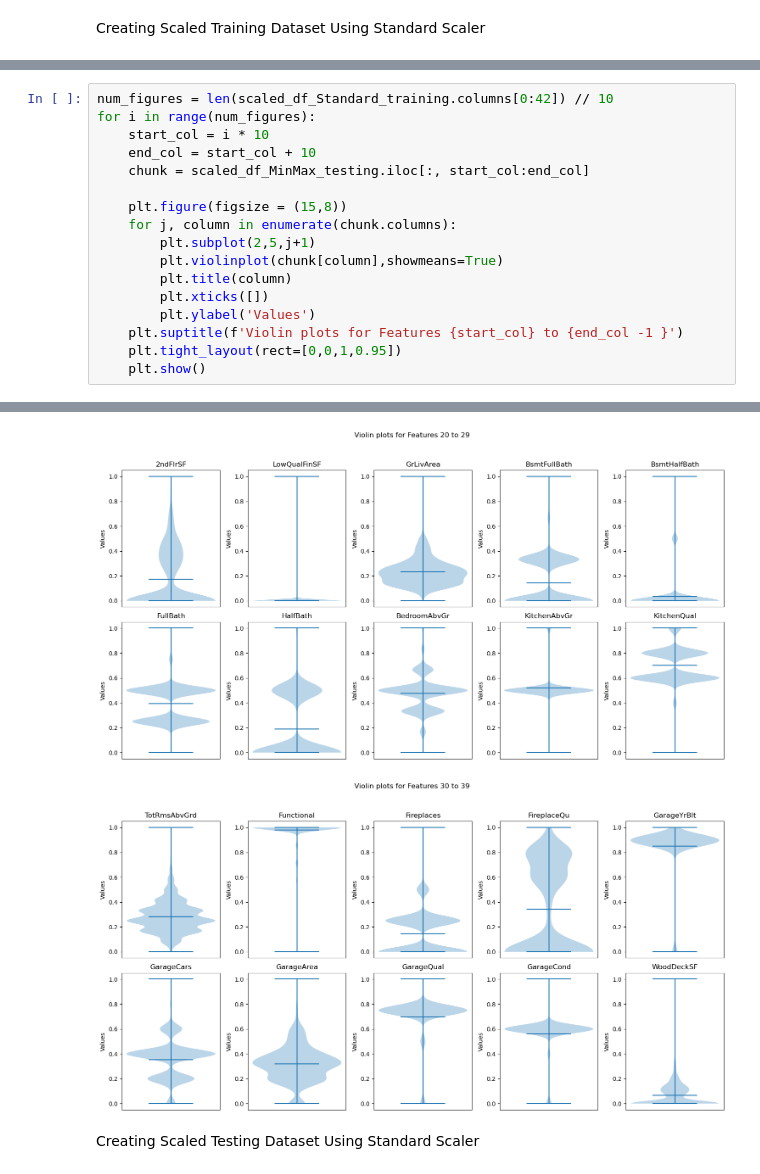
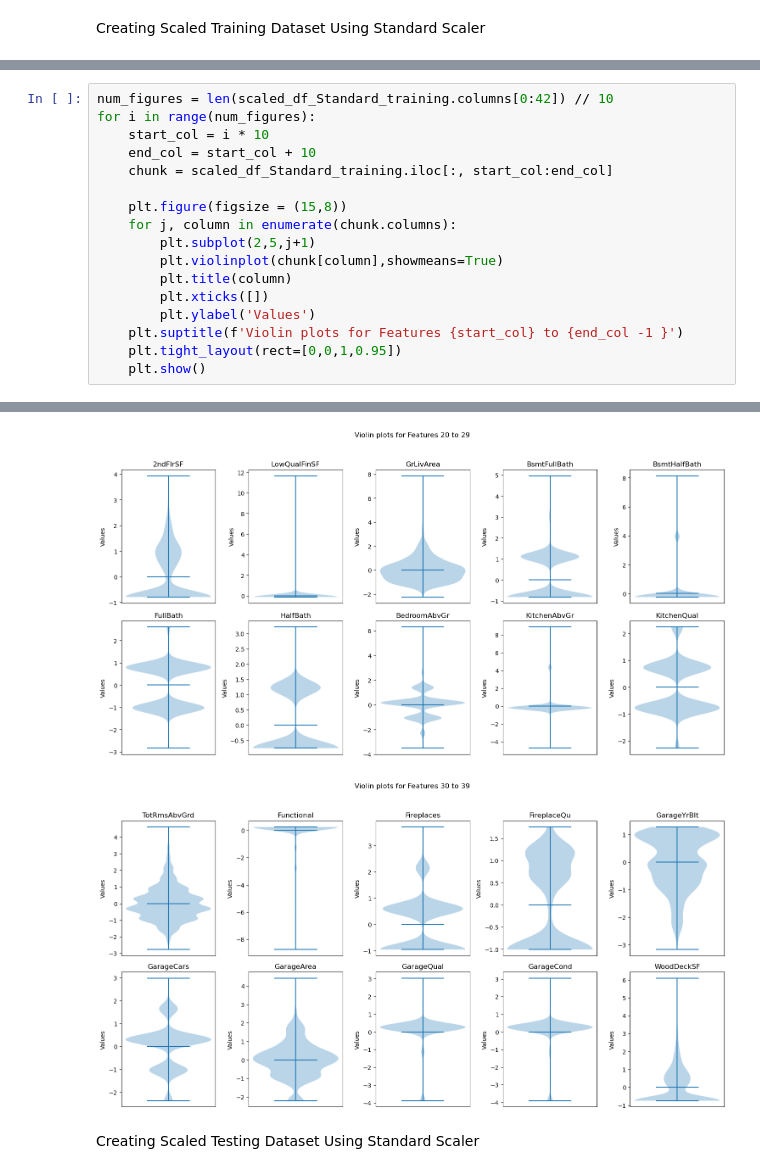
Before and after one commit to Thet-Wai-123/Capstone-Project, a Jupyter notebook: House Prices Regression.ipynb, the cells around one changed output, grey strips where cells are left out. Cells and saved outputs as stored; diff of their text form.

```diff
--- a/House Prices Regression.ipynb
+++ b/House Prices Regression.ipynb
@@ -415,7 +415,7 @@ num_figures = len(scaled_df_Standard_training.columns[0:42]) // 10
 for i in range(num_figures):
     start_col = i * 10
     end_col = start_col + 10
-    chunk = scaled_df_MinMax_testing.iloc[:, start_col:end_col]
+    chunk = scaled_df_Standard_training.iloc[:, start_col:end_col]
 
     plt.figure(figsize = (15,8))
     for j, column in enumerate(chunk.columns):
@@ -433,5 +433,5 @@ for i in range(num_figures):
-[figure, old version]
+[figure, new version]
-[figure, old version]
+[figure, new version]
 # %% [markdown]
 Creating Scaled Testing Dataset Using Standard Scaler
 # %%
```
Also changed, not shown: parts of 20 cells of this notebook, 2 other files.
